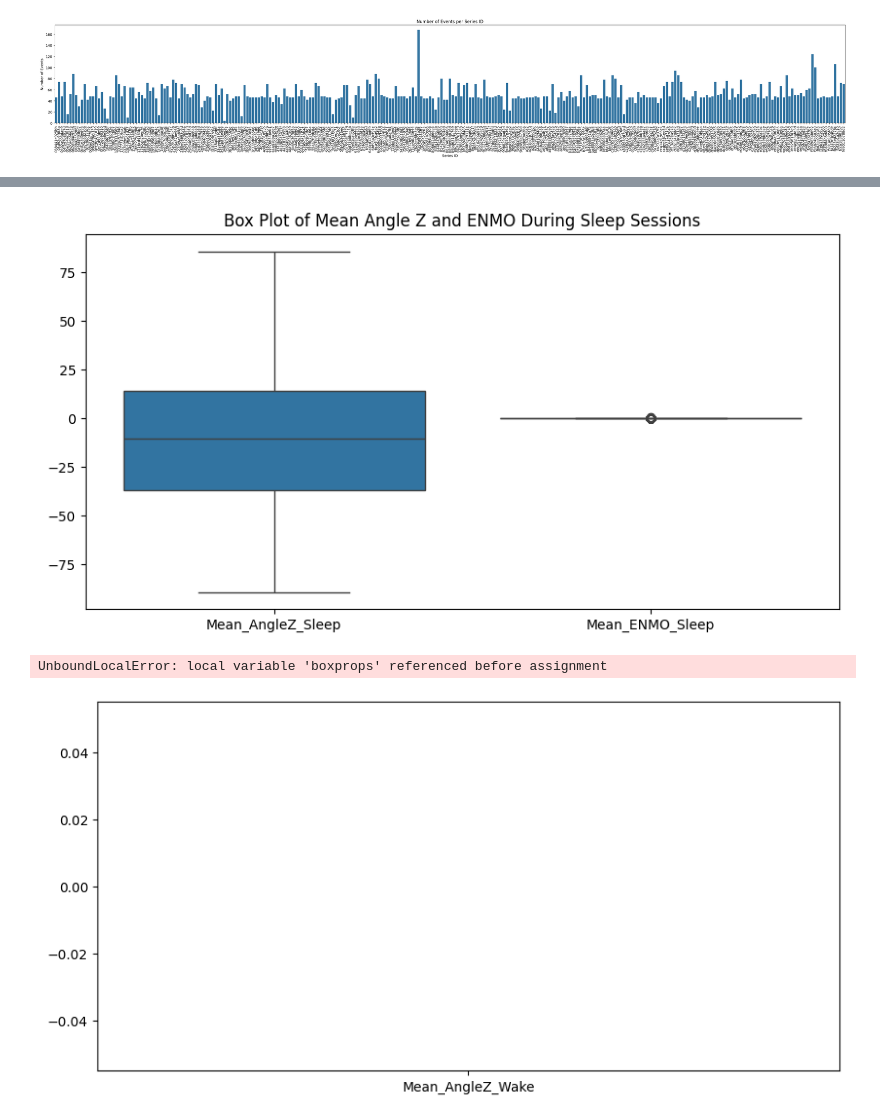
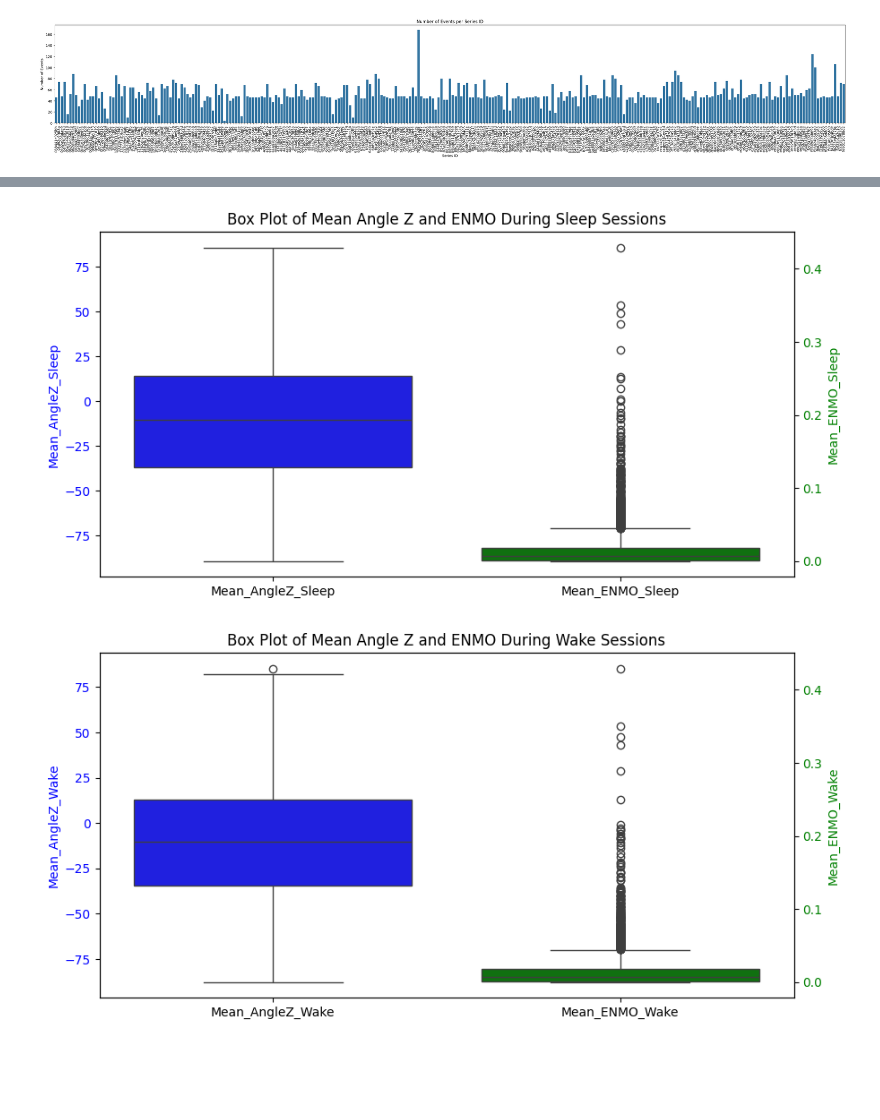
Before and after one commit to meshik/kaggle-detect-sleep-states, a Jupyter notebook: notebooks/basic_eda.ipynb, the cells around one changed output, grey strips where cells are left out. Drawn from its saved outputs; the diff is of its cells as text; code cells hidden in the pictures; blank space fills up the shorter version.

Commit message:
working plot, combined plot, statistics WIP

```diff
--- a/notebooks/basic_eda.ipynb
+++ b/notebooks/basic_eda.ipynb
@@ -105,8 +119,9 @@ mean_anglez_sleep, mean_enmo_sleep = [], []
 mean_anglez_wake, mean_enmo_wake = [], []
 
 for (series_id, night), group in merged_data.groupby(['series_id', 'night']):
-    # Sleep session
+
     try:
+        # Sleep session
         onset_time = onset_times.loc[series_id, night]
         wakeup_time = wakeup_times.loc[series_id, night]
         if onset_time is not None and wakeup_time is not None:
@@ -121,8 +136,8 @@ for (series_id, night), group in merged_data.groupby(['series_id', 'night']):
         next_onset_time = onset_times.loc[series_id, night + 1]
         wake_data = merged_data[
             (merged_data['series_id'] == series_id) &
-            (merged_data['timestamp_x'] > wakeup_time) &
-            (merged_data['timestamp_x'] < next_onset_time)
+            (merged_data['timestamp_x'] >= wakeup_time) &
+            (merged_data['timestamp_x'] <= next_onset_time)
         ]
         mean_anglez_wake.append(wake_data['anglez'].mean())
         mean_enmo_wake.append(wake_data['enmo'].mean())
@@ -141,16 +156,61 @@ print(f"df_wake: {df_wake.shape}")
 print(f"df_wake: {df_wake.head()}")
 
 # Plotting
-# enmo has to be it's own scale
-plt.figure(figsize=(10,5))
-sns.boxplot(data=df_sleep)
-plt.title('Box Plot of Mean Angle Z and ENMO During Sleep Sessions')
-plt.show()
+def plot_with_dual_axes(df, title):
+    fig, ax1 = plt.subplots(figsize=(10, 5))
 
-plt.figure(figsize=(10,5))
-sns.boxplot(data=df_wake)
-plt.title('Box Plot of Mean Angle Z and ENMO During Wake Sessions')
-plt.show()
+    # Assume first column is for the primary y-axis
+    color1 = 'blue'
+    ax1.set_ylabel(df.columns[0], color=color1)
+    sns.boxplot(data=df.iloc[:, [0]], ax=ax1, color=color1)
+    ax1.tick_params(axis='y', labelcolor=color1)
+
+    # Second column is for the secondary y-axis
+    ax2 = ax1.twinx()
+    color2 = 'green'
+    ax2.set_ylabel(df.columns[1], color=color2)
+    sns.boxplot(data=df.iloc[:, [1]], ax=ax2, color=color2)
+    ax2.tick_params(axis='y', labelcolor=color2)
+
+    # Set plot title and show the plot
+    plt.title(title)
+    plt.show()
+
+# Call this function for your dataframes
+plot_with_dual_axes(df_sleep, 'Box Plot of Mean Angle Z and ENMO During Sleep Sessions')
+plot_with_dual_axes(df_wake, 'Box Plot of Mean Angle Z and ENMO During Wake Sessions')
+
+
+# Combined plot function
+import matplotlib.pyplot as plt
+import seaborn as sns
+
+def combined_dual_axis_plot(df1, df2, title):
+    fig, ax1 = plt.subplots(figsize=(10, 5))
+
+    # Plotting anglez data
+    sns.boxplot(data=[df1['Mean_AngleZ_Sleep'], df2['Mean_AngleZ_Wake']], ax=ax1, palette=['blue', 'lightblue'])
+    ax1.set_ylabel('AngleZ', color='blue')
+    ax1.tick_params(axis='y', labelcolor='blue')
+    ax1.legend(['Sleep AngleZ', 'Wake AngleZ'], loc='upper left')
+
+    # Creating a secondary y-axis for enmo data
+    ax2 = ax1.twinx()
+    sns.boxplot(data=[df1['Mean_ENMO_Sleep'], df2['Mean_ENMO_Wake']], ax=ax2, palette=['red', 'pink'])
+    ax2.set_ylabel('ENMO', color='red')
+    ax2.tick_params(axis='y', labelcolor='red')
+    ax2.legend(['Sleep ENMO', 'Wake ENMO'], loc='upper right')
+
+    # Set plot title and show the plot
+    plt.title(title)
+    plt.show()
+
+# Call this function with your dataframes
+combined_dual_axis_plot(df_sleep, df_wake, 'Combined Box Plot for Sleep and Wake Sessions')
+
+
+#TODO add difference plot (notic the different lengths of the two dataframes)
+#TODO add summary statistics on the plots
 # %% [output]
 The combination series 038441c925bb night 5 doesn't exist
 The combination series 038441c925bb night 9 doesn't exist
@@ -172,3 +232,2 @@ The combination series 04f547b8017d night 4 doesn't exist
-[figure, old version]
+[figure, new version]
-UnboundLocalError: local variable 'boxprops' referenced before assignment
-[figure, old version]
+[figure, new version]
```
Also changed, not shown: parts of 2 cells of this notebook.
